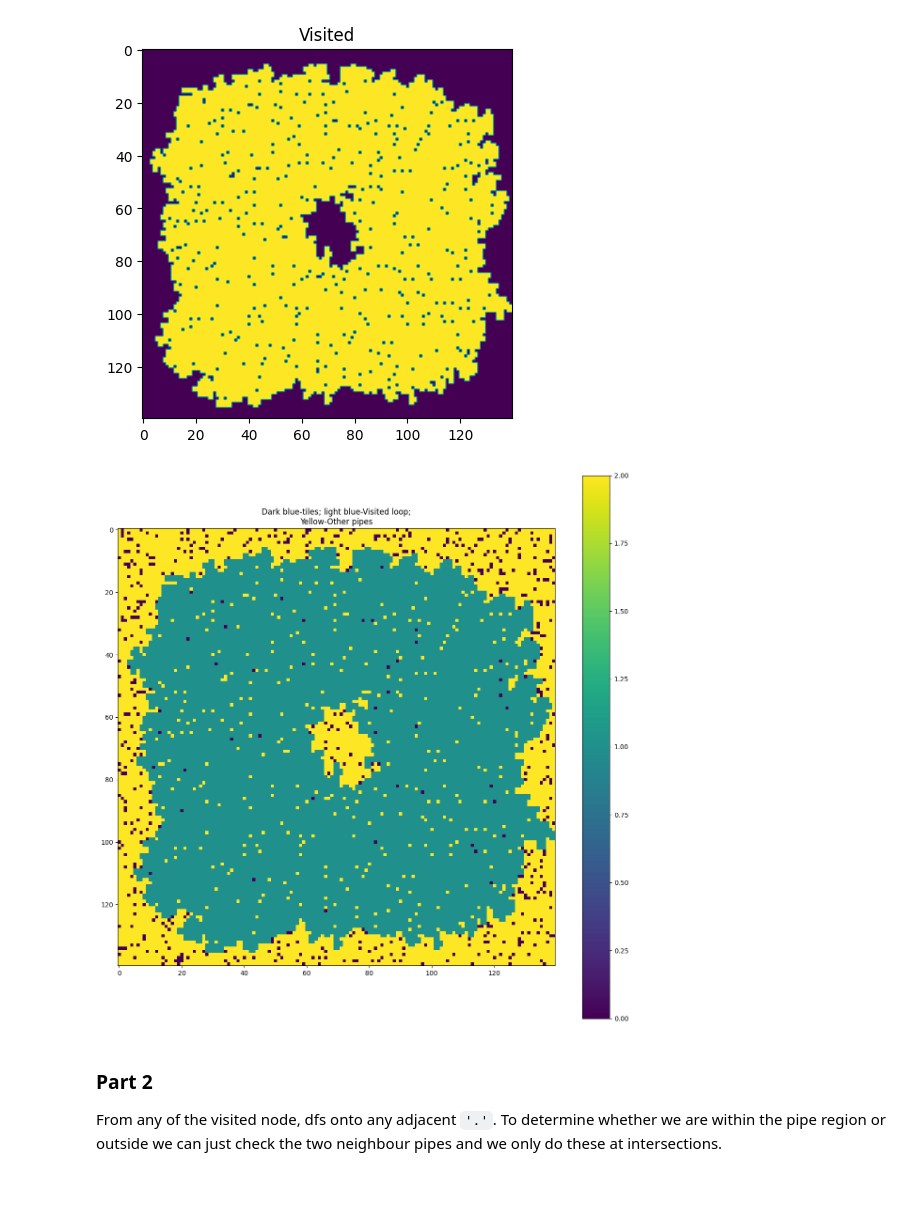
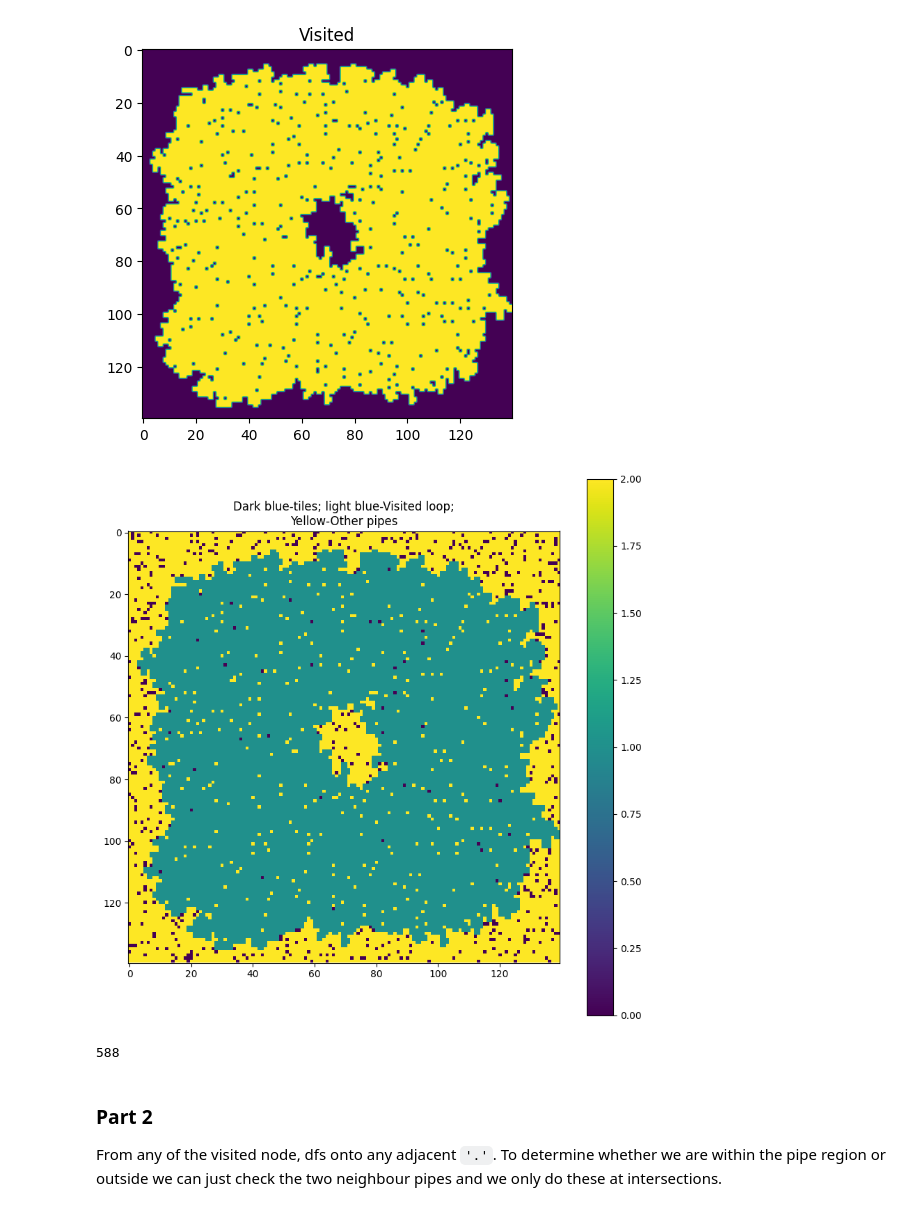
Before and after one commit to vispz/advent_of_code_2023, a Jupyter notebook: day10.ipynb, the cells around one changed output. Drawn from its saved outputs; the diff is of its cells as text; code cells hidden in the pictures.

```diff
--- a/day10.ipynb
+++ b/day10.ipynb
@@ -165,14 +174,19 @@ plt.title('Visited');
 # %%
 im = deepcopy(part1(data=inputs)['visited_grid'])
 im[im=='.'] = '0' # tiles
 im[im=='*'] = '1' # visited
 im[(im != '0') & (im != '1')] = '2' # other pipes
-plt.figure(figsize=(15,15))
+plt.figure(figsize=(10,10))
 plt.imshow(im.astype(np.uint8));
 plt.title('Dark blue-tiles; light blue-Visited loop;\nYellow-Other pipes');
 plt.colorbar();
 # %% [output]
-[figure, old version]
+[figure, new version]
+# %%
+v = deepcopy(part1(data=inputs)['visited_grid'])
+(v=='.').sum()
+# %% [output]
+588
 # %% [markdown]
 ### Part 2
 From any of the visited node, dfs onto any adjacent `'.'`. To determine whether we are within the pipe region or outside we can just check the two neighbour pipes and we only do these at intersections.
```
Also changed, not shown: parts of 1 cell of this notebook, 2 other files.
